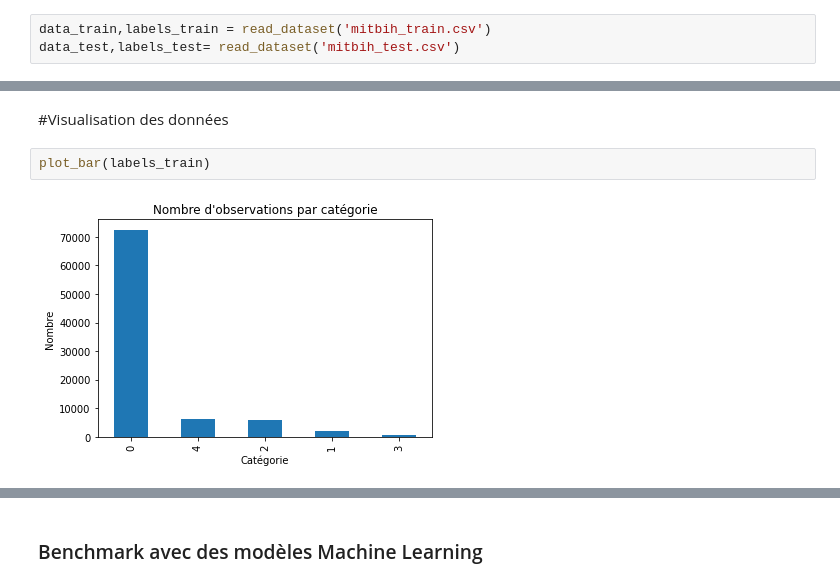
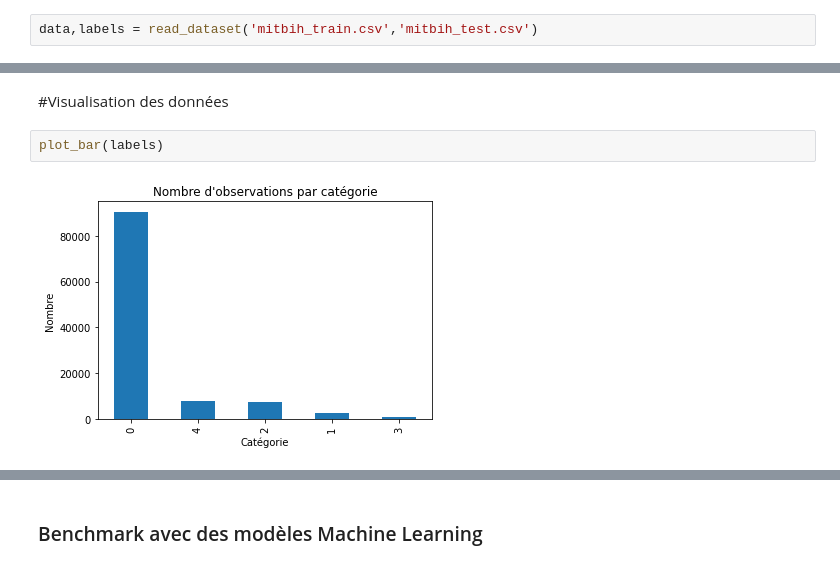
Before and after one commit to Benoitane/Deep-learning, a Jupyter notebook: DL_projet.ipynb, the cells around one changed output, grey strips where cells are left out. Cells and saved outputs as stored; diff of their text form.

```diff
--- a/DL_projet.ipynb
+++ b/DL_projet.ipynb
@@ -87,13 +86,12 @@ random.seed(0)
 def boldprint(s):
     print('\033[1m' + s + '\033[0m')
 # %%
-data_train,labels_train = read_dataset('mitbih_train.csv')
-data_test,labels_test= read_dataset('mitbih_test.csv')
+data,labels = read_dataset('mitbih_train.csv','mitbih_test.csv')
 # %%
 sorted_labels = ['Normal beat', 'Supraventricular ectopic beats','Ventricular ectopic beats', 'Fusion Beats', 'Unknown Beats']
 # %% [markdown]
 #Visualisation des données
 # %%
-plot_bar(labels_train)
+plot_bar(labels)
 # %% [output]
-[figure, old version]
+[figure, new version]
```
Also changed, not shown: parts of 30 cells of this notebook, 1 other file.
